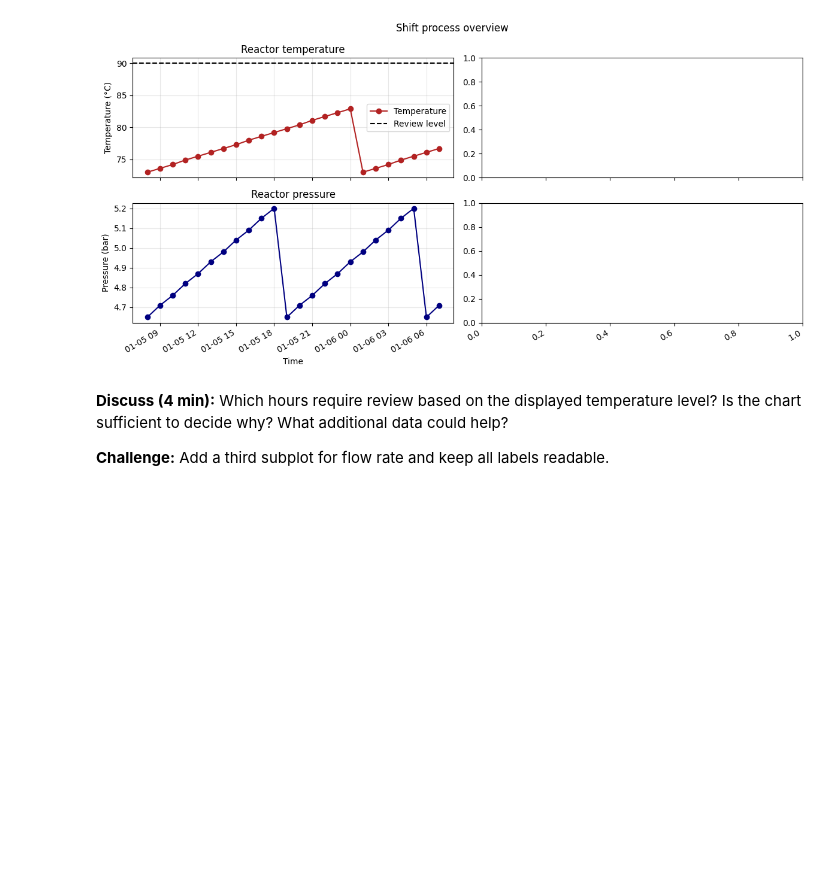
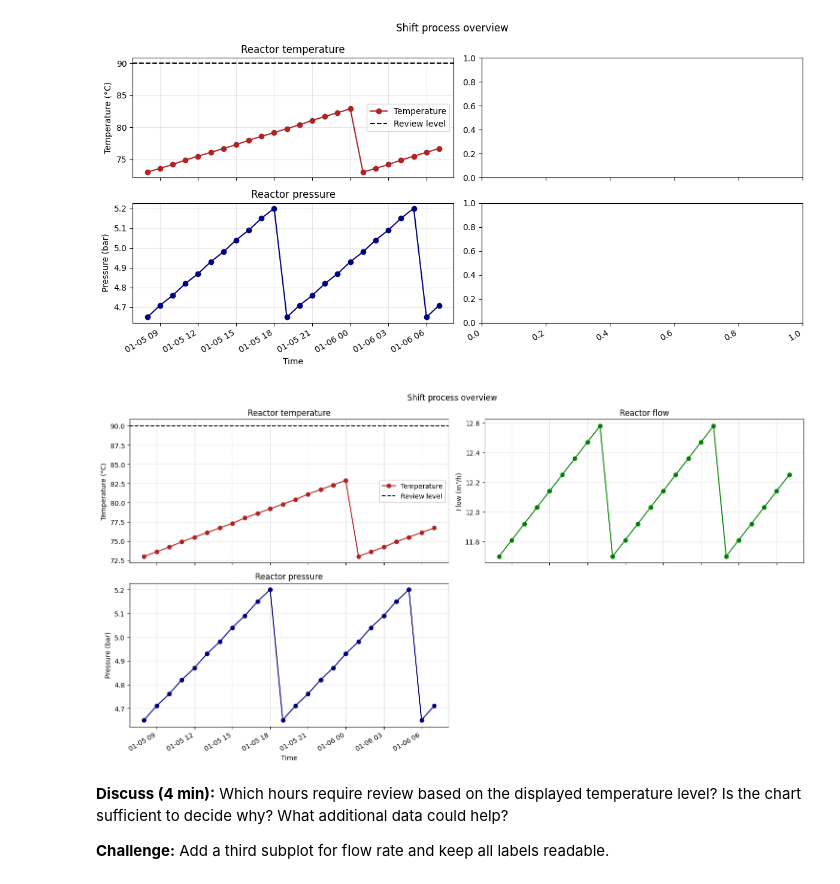
Before and after one commit to Khushi-chan/Module_5_6_Both, a Jupyter notebook: 04_06_dashboards_reporting.ipynb, the cells around one changed output. Drawn from its saved outputs; the diff is of its cells as text; code cells hidden in the pictures; blank space fills up the shorter version.

```diff
--- a/04_06_dashboards_reporting.ipynb
+++ b/04_06_dashboards_reporting.ipynb
@@ -131,6 +131,32 @@ plt.tight_layout()
 plt.show()
 # %% [output]
 [figure]
+# %%
+fig, axes = plt.subplots(2, 2, figsize=(15, 8))
+
+axes[0,0].plot(shift['timestamp'], shift['temperature_c'], marker='o', color='firebrick', label='Temperature')
+axes[0,0].axhline(90, color='black', linestyle='--', label='Review level')
+axes[0,0].set(title='Reactor temperature', xlabel='Time', ylabel='Temperature (°C)')
+axes[0,0].grid(alpha=0.3)
+axes[0,0].legend()
+
+axes[1,0].plot(shift['timestamp'], shift['pressure_bar'], marker='o', color='navy')
+axes[1,0].set(title='Reactor pressure', xlabel='Time', ylabel='Pressure (bar)')
+axes[1,0].grid(alpha=0.3)
+
+axes[0,1].plot(shift['timestamp'], shift['flow_m3_h'], marker='o', color='green', label='Flow')
+axes[0,1].set(title='Reactor flow', xlabel='Time', ylabel='Flow (m³/h)')
+axes[0,1].grid(alpha=0.3)
+
+# Hide the unused 4th subplot (bottom-right)
+axes[1,1].axis('off')
+
+fig.autofmt_xdate()
+fig.suptitle('Shift process overview')
+plt.tight_layout()
+plt.show()
+# %% [output]
+[figure, added]
 # %% [markdown]
 **Discuss (4 min):** Which hours require review based on the displayed temperature level? Is the chart sufficient to decide why? What additional data could help?
 
```
